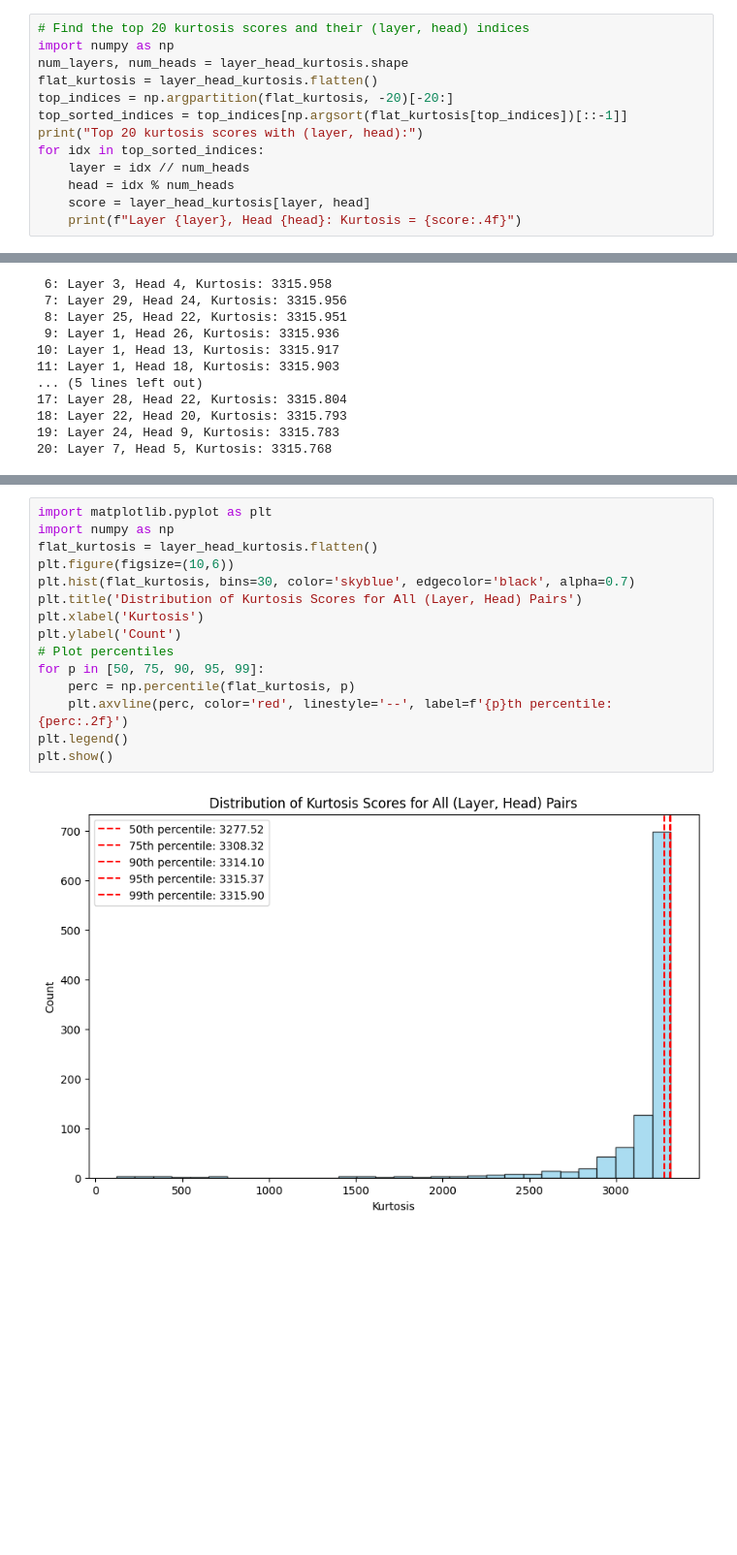
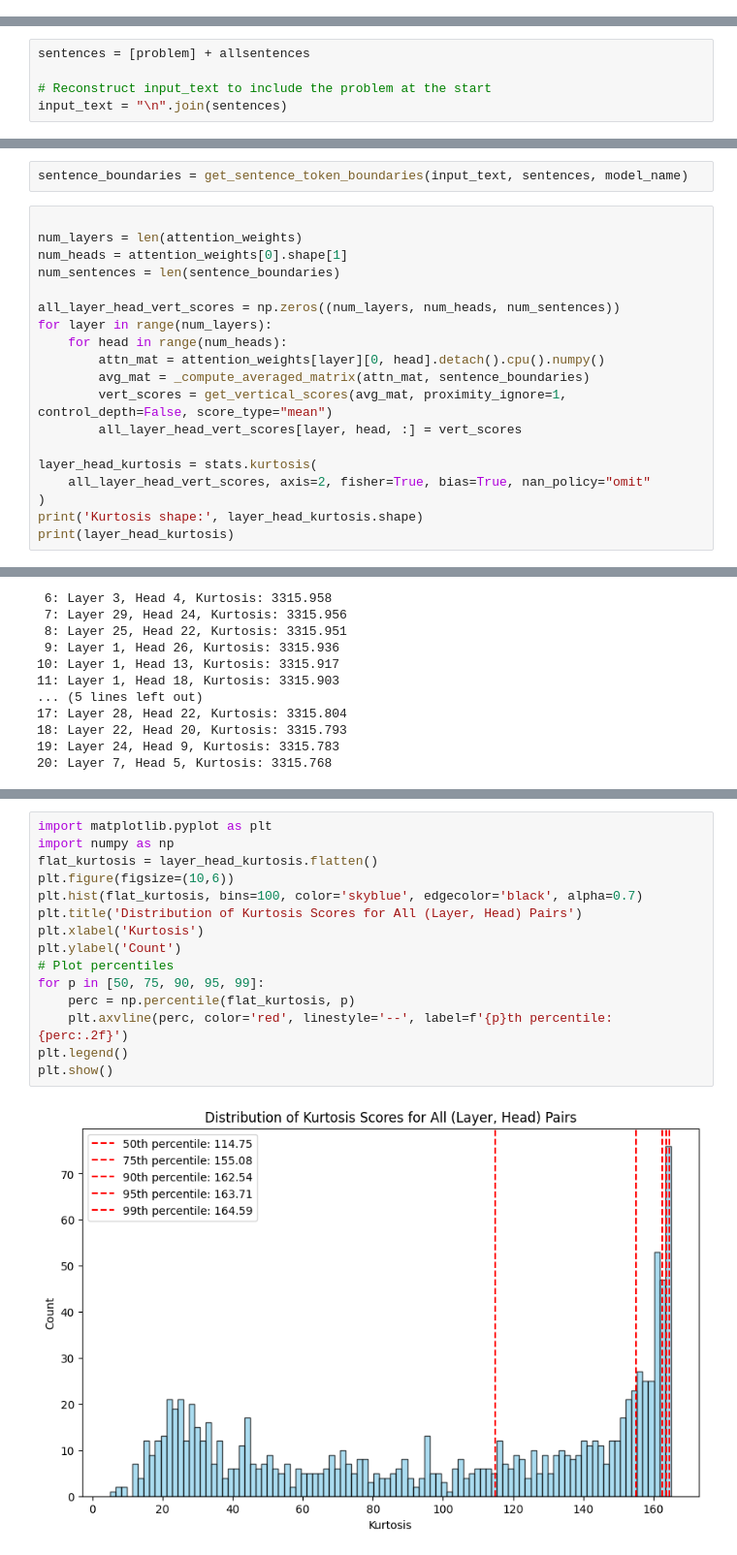
Before and after one commit to Realmbird/Cot_experiment, a Jupyter notebook: Finding-reciever-heads.ipynb, the cells around one changed output, grey strips where cells are left out. Shown: that part at 97% size. Saved outputs shown, nothing was run; the diff lists cells and outputs as text; blank space fills up the shorter version.

Commit message:
updated kurtosis code

```diff
--- a/Finding-reciever-heads.ipynb
+++ b/Finding-reciever-heads.ipynb
@@ -209,13 +132,0 @@ import matplotlib.pyplot as plt
-# %%
-# Find the top 20 kurtosis scores and their (layer, head) indices
-import numpy as np
-num_layers, num_heads = layer_head_kurtosis.shape
-flat_kurtosis = layer_head_kurtosis.flatten()
-top_indices = np.argpartition(flat_kurtosis, -20)[-20:]
-top_sorted_indices = top_indices[np.argsort(flat_kurtosis[top_indices])[::-1]]
-print("Top 20 kurtosis scores with (layer, head):")
-for idx in top_sorted_indices:
-    layer = idx // num_heads
-    head = idx % num_heads
-    score = layer_head_kurtosis[layer, head]
-    print(f"Layer {layer}, Head {head}: Kurtosis = {score:.4f}")
@@ -239,0 +232,5 @@ Layer 7, Head 5: Kurtosis = 3315.7681
+# %%
+sentences = [problem] + allsentences
+
+# Reconstruct input_text to include the problem at the start
+input_text = "\n".join(sentences)
@@ -239,0 +241,21 @@ Layer 7, Head 5: Kurtosis = 3315.7681
+# %%
+sentence_boundaries = get_sentence_token_boundaries(input_text, sentences, model_name)
+# %%
+
+num_layers = len(attention_weights)
+num_heads = attention_weights[0].shape[1]
+num_sentences = len(sentence_boundaries)
+
+all_layer_head_vert_scores = np.zeros((num_layers, num_heads, num_sentences))
+for layer in range(num_layers):
+    for head in range(num_heads):
+        attn_mat = attention_weights[layer][0, head].detach().cpu().numpy()
+        avg_mat = _compute_averaged_matrix(attn_mat, sentence_boundaries)
+        vert_scores = get_vertical_scores(avg_mat, proximity_ignore=1, control_depth=False, score_type="mean")
+        all_layer_head_vert_scores[layer, head, :] = vert_scores
+
+layer_head_kurtosis = stats.kurtosis(
+    all_layer_head_vert_scores, axis=2, fisher=True, bias=True, nan_policy="omit"
+)
+print('Kurtosis shape:', layer_head_kurtosis.shape)
+print(layer_head_kurtosis)
@@ -279,17 +359,17 @@ Top 20 heads by kurtosis (layer, head):
 # %%
 import matplotlib.pyplot as plt
 import numpy as np
 flat_kurtosis = layer_head_kurtosis.flatten()
 plt.figure(figsize=(10,6))
-plt.hist(flat_kurtosis, bins=30, color='skyblue', edgecolor='black', alpha=0.7)
+plt.hist(flat_kurtosis, bins=100, color='skyblue', edgecolor='black', alpha=0.7)
 plt.title('Distribution of Kurtosis Scores for All (Layer, Head) Pairs')
 plt.xlabel('Kurtosis')
 plt.ylabel('Count')
 # Plot percentiles
 for p in [50, 75, 90, 95, 99]:
     perc = np.percentile(flat_kurtosis, p)
     plt.axvline(perc, color='red', linestyle='--', label=f'{p}th percentile: {perc:.2f}')
 plt.legend()
 plt.show()
 # %% [output]
-[figure, old version]
+[figure, new version]
```
Also changed, not shown: parts of 25 cells of this notebook.
